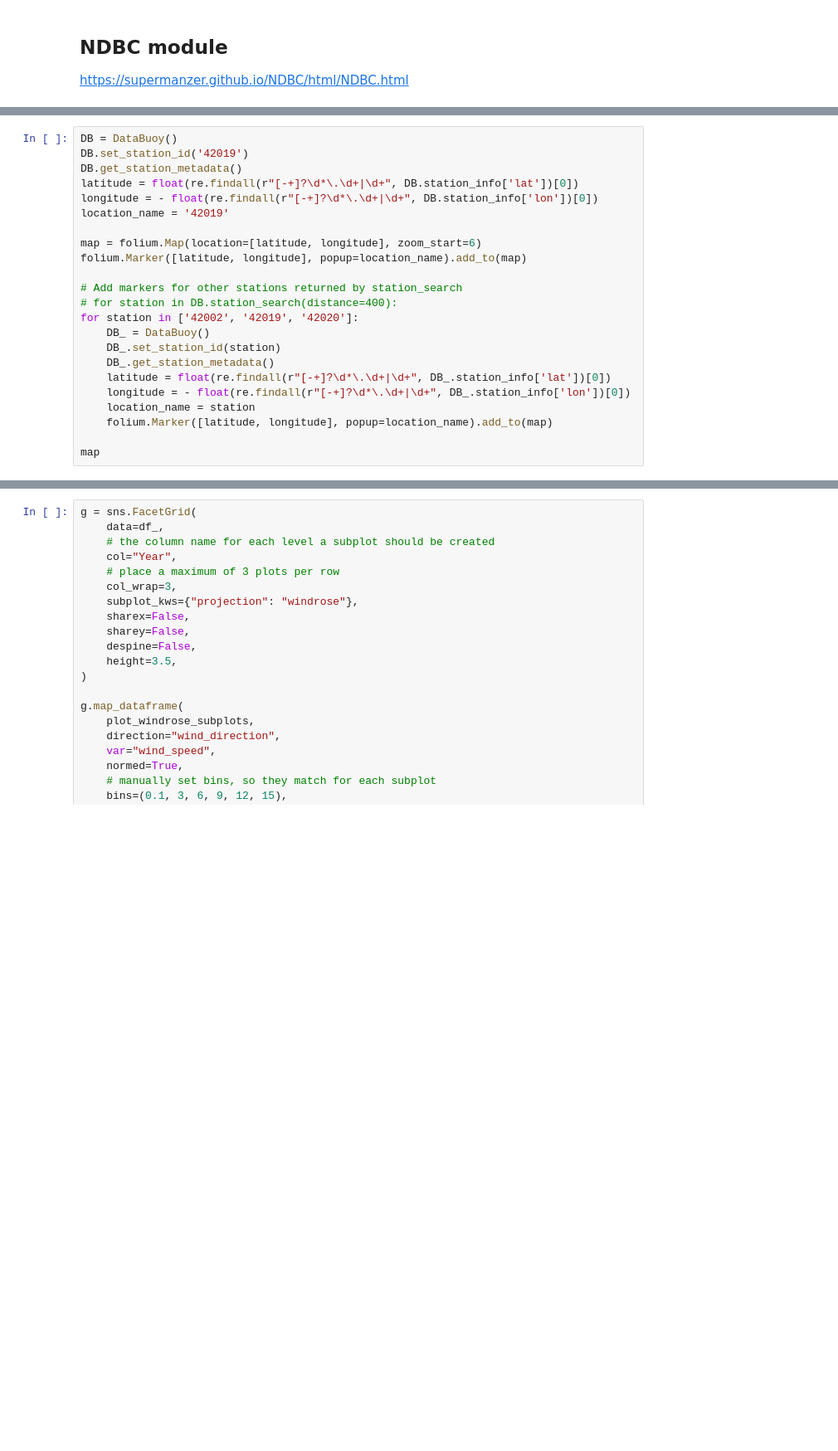
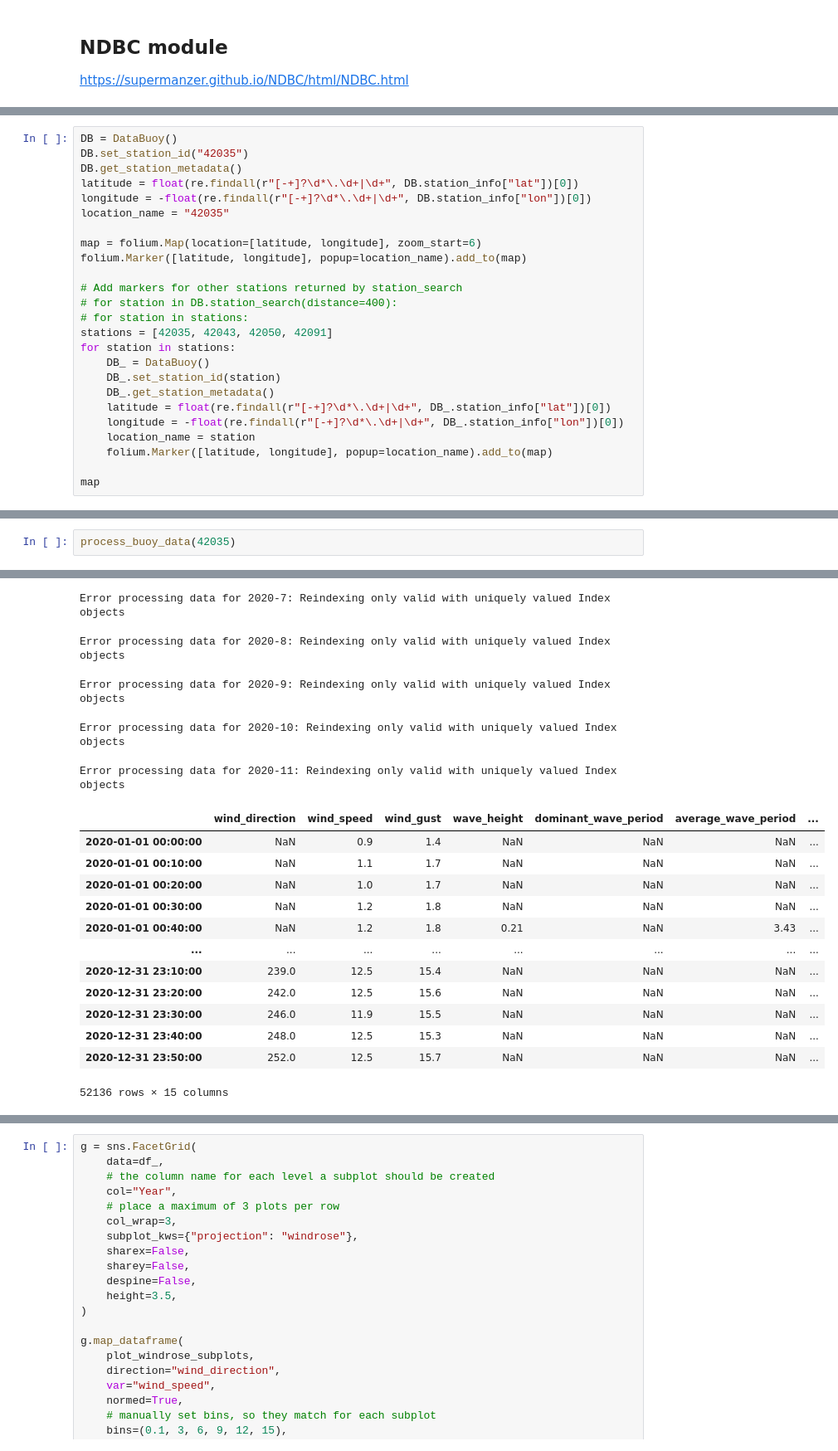
Before and after one commit to abolfazl-yousefi/CedarLakes, a Jupyter notebook: Data/Offshore Wave Data/NDBC.ipynb, the cells around one changed output, grey strips where cells are left out. Shown at 83% size. Drawn from its saved outputs; the diff is of its cells as text; blank space fills up the shorter version.

```diff
--- a/Data/Offshore Wave Data/NDBC.ipynb
+++ b/Data/Offshore Wave Data/NDBC.ipynb
@@ -29,22 +55,24 @@ DB.station_search(distance=400)
 # %%
 DB = DataBuoy()
-DB.set_station_id('42019')
+DB.set_station_id("42035")
 DB.get_station_metadata()
-latitude = float(re.findall(r"[-+]?\d*\.\d+|\d+", DB.station_info['lat'])[0])
-longitude = - float(re.findall(r"[-+]?\d*\.\d+|\d+", DB.station_info['lon'])[0])
-location_name = '42019'
+latitude = float(re.findall(r"[-+]?\d*\.\d+|\d+", DB.station_info["lat"])[0])
+longitude = -float(re.findall(r"[-+]?\d*\.\d+|\d+", DB.station_info["lon"])[0])
+location_name = "42035"
 
 map = folium.Map(location=[latitude, longitude], zoom_start=6)
 folium.Marker([latitude, longitude], popup=location_name).add_to(map)
 
 # Add markers for other stations returned by station_search
 # for station in DB.station_search(distance=400):
-for station in ['42002', '42019', '42020']:
+# for station in stations:
+stations = [42035, 42043, 42050, 42091]
+for station in stations:
     DB_ = DataBuoy()
     DB_.set_station_id(station)
     DB_.get_station_metadata()
-    latitude = float(re.findall(r"[-+]?\d*\.\d+|\d+", DB_.station_info['lat'])[0])
-    longitude = - float(re.findall(r"[-+]?\d*\.\d+|\d+", DB_.station_info['lon'])[0])
+    latitude = float(re.findall(r"[-+]?\d*\.\d+|\d+", DB_.station_info["lat"])[0])
+    longitude = -float(re.findall(r"[-+]?\d*\.\d+|\d+", DB_.station_info["lon"])[0])
     location_name = station
     folium.Marker([latitude, longitude], popup=location_name).add_to(map)
 
@@ -111,0 +131,3 @@ plt.show()
+# %%
+process_buoy_data(42035)
+# %% [output]
@@ -111,0 +145,18 @@ plt.show()
+Error processing data for 2020-7: Reindexing only valid with uniquely valued Index objects
+Error processing data for 2020-8: Reindexing only valid with uniquely valued Index objects
+Error processing data for 2020-9: Reindexing only valid with uniquely valued Index objects
+Error processing data for 2020-10: Reindexing only valid with uniquely valued Index objects
+Error processing data for 2020-11: Reindexing only valid with uniquely valued Index objects
+|  | wind_direction | wind_speed | wind_gust | wave_height | dominant_wave_period | average_wave_period | ... |
+| 2020-01-01 00:00:00 | NaN | 0.9 | 1.4 | NaN | NaN | NaN | ... |
+| 2020-01-01 00:10:00 | NaN | 1.1 | 1.7 | NaN | NaN | NaN | ... |
+| 2020-01-01 00:20:00 | NaN | 1.0 | 1.7 | NaN | NaN | NaN | ... |
+| 2020-01-01 00:30:00 | NaN | 1.2 | 1.8 | NaN | NaN | NaN | ... |
+| 2020-01-01 00:40:00 | NaN | 1.2 | 1.8 | 0.21 | NaN | 3.43 | ... |
+| ... | ... | ... | ... | ... | ... | ... | ... |
+| 2020-12-31 23:10:00 | 239.0 | 12.5 | 15.4 | NaN | NaN | NaN | ... |
+| 2020-12-31 23:20:00 | 242.0 | 12.5 | 15.6 | NaN | NaN | NaN | ... |
+| 2020-12-31 23:30:00 | 246.0 | 11.9 | 15.5 | NaN | NaN | NaN | ... |
+| 2020-12-31 23:40:00 | 248.0 | 12.5 | 15.3 | NaN | NaN | NaN | ... |
+| 2020-12-31 23:50:00 | 252.0 | 12.5 | 15.7 | NaN | NaN | NaN | ... |
+52136 rows × 15 columns
```
Also changed, not shown: parts of 19 cells of this notebook.
